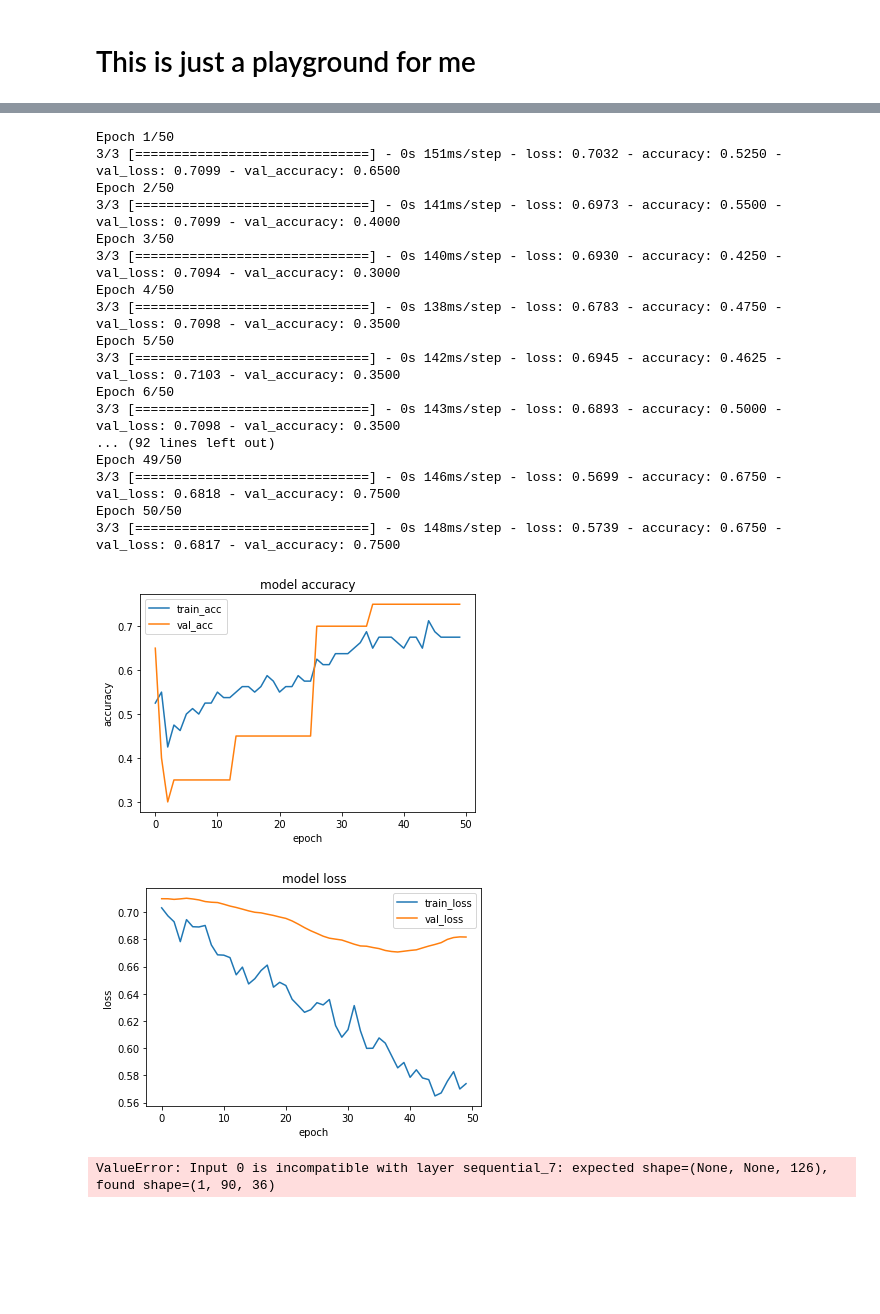
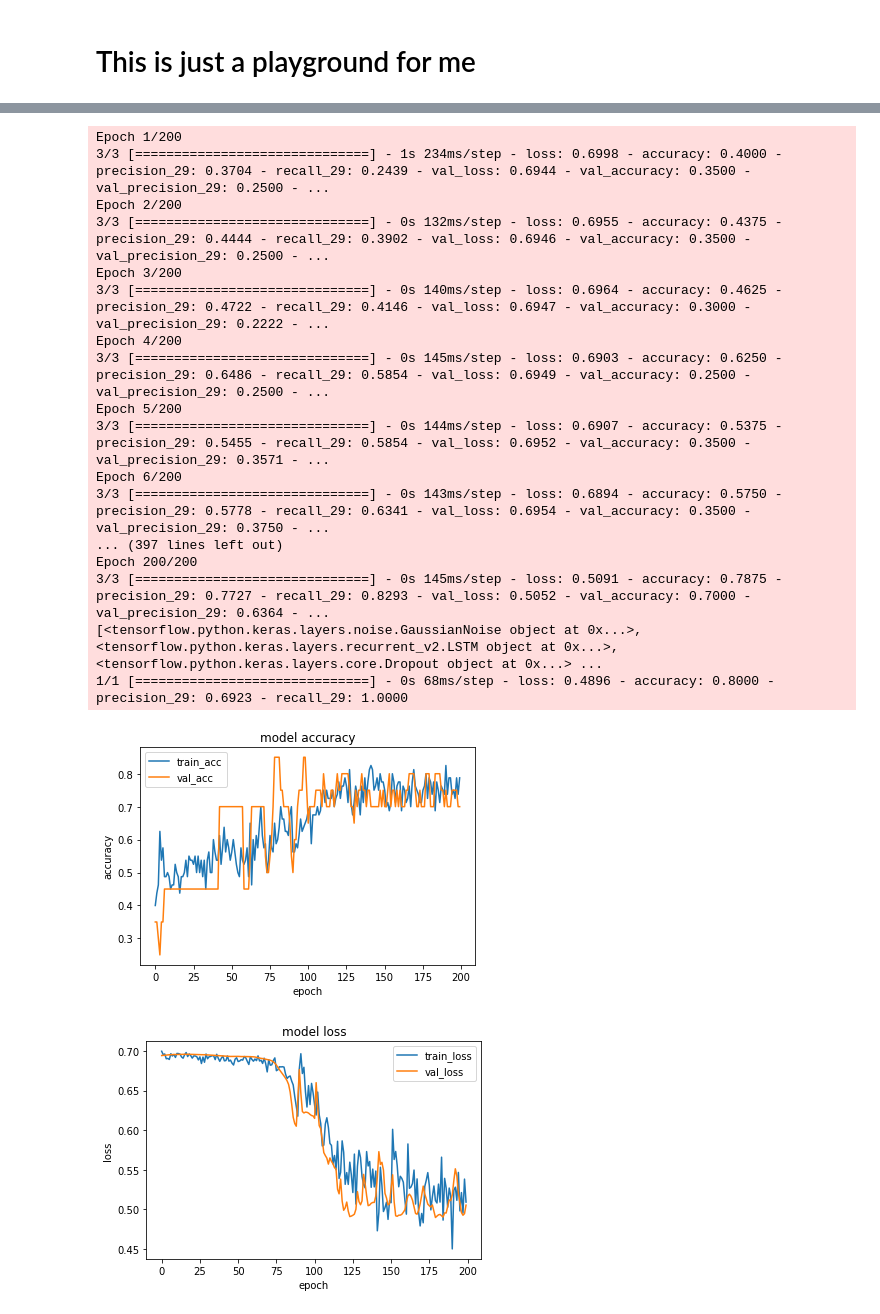
Before and after one commit to anish-lakkapragada/Hand-Classification-For-Autism-Diagnosis, a Jupyter notebook: Playground.ipynb, the cells around one changed output, grey strips where cells are left out. Drawn from its saved outputs; the diff is of its cells as text; code cells hidden in the pictures; blank space fills up the shorter version.

```diff
--- a/Playground.ipynb
+++ b/Playground.ipynb
@@ -288,8 +312,8 @@ import numpy as np
 X = []
 y = []
 
-for file in os.listdir('all_points_folds'):
-    with open(f"all_points_folds/{file}", 'rb') as f:
+for file in os.listdir('mean_point_folds'):
+    with open(f"mean_point_folds/{file}", 'rb') as f:
         X_i, y_i = pickle.load(f)
         X.append(X_i)
         y.append(y_i)
@@ -333,33 +372,12 @@ y_train = np.concatenate([y_j for j, y_j in enumerate(y) if i != j])
 # %%
-model_1 = tf.keras.models.Sequential([
-    tf.keras.layers.LSTM(64, return_sequences=False, input_shape = (None, 126)),
-    tf.keras.layers.Dropout(0.3),
-    tf.keras.layers.Dense(1, activation="sigmoid")
-])
+def make_simple_model():
+    model = tf.keras.models.Sequential([
+        #Augmenter(),
+        tf.keras.layers.GaussianNoise(0.5),
+        tf.keras.layers.LSTM(32, return_sequences=False),
+        tf.keras.layers.Dropout(0.3),
+        tf.keras.layers.Dense(1, activation='sigmoid')
+    ])
 
-model_1.compile(loss = "binary_crossentropy", optimizer=tf.keras.optimizers.Adam(learning_rate=0.0001), metrics = ['accuracy'])
-
-early_stopping = tf.keras.callbacks.EarlyStopping(monitor = "val_loss", patience = 10)
-
-cross_validate(model_1, callbacks = [], augmenter = True)
+    model.compile(loss="binary_crossentropy", optimizer=tf.keras.optimizers.Adam(learning_rate=0.0005), metrics=['accuracy', tf.keras.metrics.Precision(), tf.keras.metrics.Recall()])
+    return model
-# %% [output]
-Epoch 1/50
-3/3 [==============================] - 0s 151ms/step - loss: 0.7032 - accuracy: 0.5250 - val_loss: 0.7099 - val_accuracy: 0.6500
-Epoch 2/50
-3/3 [==============================] - 0s 141ms/step - loss: 0.6973 - accuracy: 0.5500 - val_loss: 0.7099 - val_accuracy: 0.4000
-Epoch 3/50
-3/3 [==============================] - 0s 140ms/step - loss: 0.6930 - accuracy: 0.4250 - val_loss: 0.7094 - val_accuracy: 0.3000
-Epoch 4/50
-3/3 [==============================] - 0s 138ms/step - loss: 0.6783 - accuracy: 0.4750 - val_loss: 0.7098 - val_accuracy: 0.3500
-Epoch 5/50
-3/3 [==============================] - 0s 142ms/step - loss: 0.6945 - accuracy: 0.4625 - val_loss: 0.7103 - val_accuracy: 0.3500
-Epoch 6/50
-3/3 [==============================] - 0s 143ms/step - loss: 0.6893 - accuracy: 0.5000 - val_loss: 0.7098 - val_accuracy: 0.3500
-... (92 lines left out)
-Epoch 49/50
-3/3 [==============================] - 0s 146ms/step - loss: 0.5699 - accuracy: 0.6750 - val_loss: 0.6818 - val_accuracy: 0.7500
-Epoch 50/50
-3/3 [==============================] - 0s 148ms/step - loss: 0.5739 - accuracy: 0.6750 - val_loss: 0.6817 - val_accuracy: 0.7500
-[figure, removed]
-[figure, removed]
-ValueError: Input 0 is incompatible with layer sequential_7: expected shape=(None, None, 126), found shape=(1, 90, 36)
@@ -381,0 +384,23 @@ def ensemble_val_acc(models, X_test, y_test):
+# %%
+checkpoint = tf.keras.callbacks.ModelCheckpoint("best.h5", save_best_only=True)
+cross_validate(make_simple_model, epochs = 200, callbacks=[checkpoint])
+# %% [output]
+Epoch 1/200
+3/3 [==============================] - 1s 234ms/step - loss: 0.6998 - accuracy: 0.4000 - precision_29: 0.3704 - recall_29: 0.2439 - val_loss: 0.6944 - val_accuracy: 0.3500 - val_precision_29: 0.2500 - ...
+Epoch 2/200
+3/3 [==============================] - 0s 132ms/step - loss: 0.6955 - accuracy: 0.4375 - precision_29: 0.4444 - recall_29: 0.3902 - val_loss: 0.6946 - val_accuracy: 0.3500 - val_precision_29: 0.2500 - ...
+Epoch 3/200
+3/3 [==============================] - 0s 140ms/step - loss: 0.6964 - accuracy: 0.4625 - precision_29: 0.4722 - recall_29: 0.4146 - val_loss: 0.6947 - val_accuracy: 0.3000 - val_precision_29: 0.2222 - ...
+Epoch 4/200
+3/3 [==============================] - 0s 145ms/step - loss: 0.6903 - accuracy: 0.6250 - precision_29: 0.6486 - recall_29: 0.5854 - val_loss: 0.6949 - val_accuracy: 0.2500 - val_precision_29: 0.2500 - ...
+Epoch 5/200
+3/3 [==============================] - 0s 144ms/step - loss: 0.6907 - accuracy: 0.5375 - precision_29: 0.5455 - recall_29: 0.5854 - val_loss: 0.6952 - val_accuracy: 0.3500 - val_precision_29: 0.3571 - ...
+Epoch 6/200
+3/3 [==============================] - 0s 143ms/step - loss: 0.6894 - accuracy: 0.5750 - precision_29: 0.5778 - recall_29: 0.6341 - val_loss: 0.6954 - val_accuracy: 0.3500 - val_precision_29: 0.3750 - ...
+... (397 lines left out)
+Epoch 200/200
+3/3 [==============================] - 0s 145ms/step - loss: 0.5091 - accuracy: 0.7875 - precision_29: 0.7727 - recall_29: 0.8293 - val_loss: 0.5052 - val_accuracy: 0.7000 - val_precision_29: 0.6364 - ...
+[<tensorflow.python.keras.layers.noise.GaussianNoise object at 0x...>, <tensorflow.python.keras.layers.recurrent_v2.LSTM object at 0x...>, <tensorflow.python.keras.layers.core.Dropout object at 0x...> ...
+1/1 [==============================] - 0s 68ms/step - loss: 0.4896 - accuracy: 0.8000 - precision_29: 0.6923 - recall_29: 1.0000
+[figure, added]
+[figure, added]
```
Also changed, not shown: parts of 7 cells of this notebook, 3 other files.
